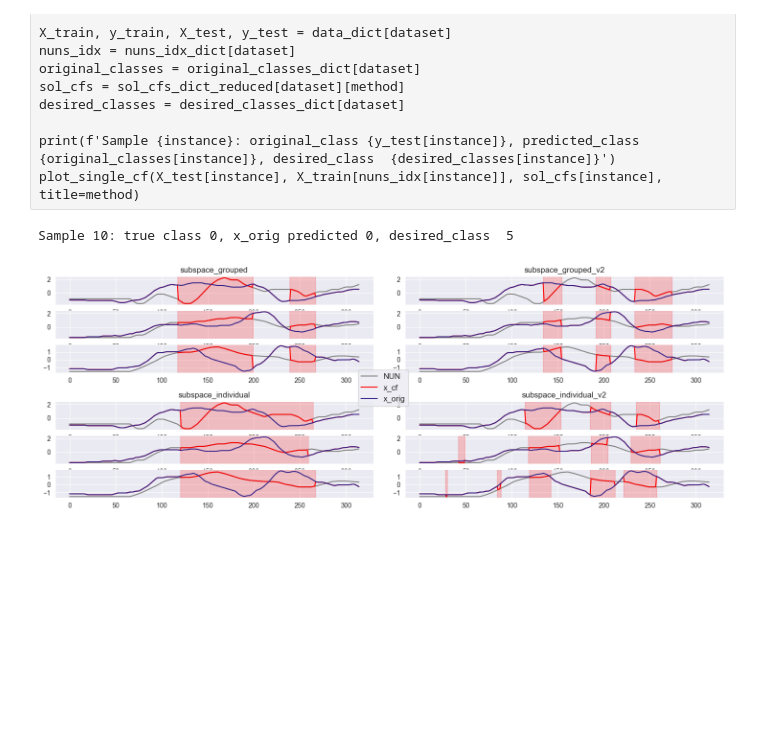
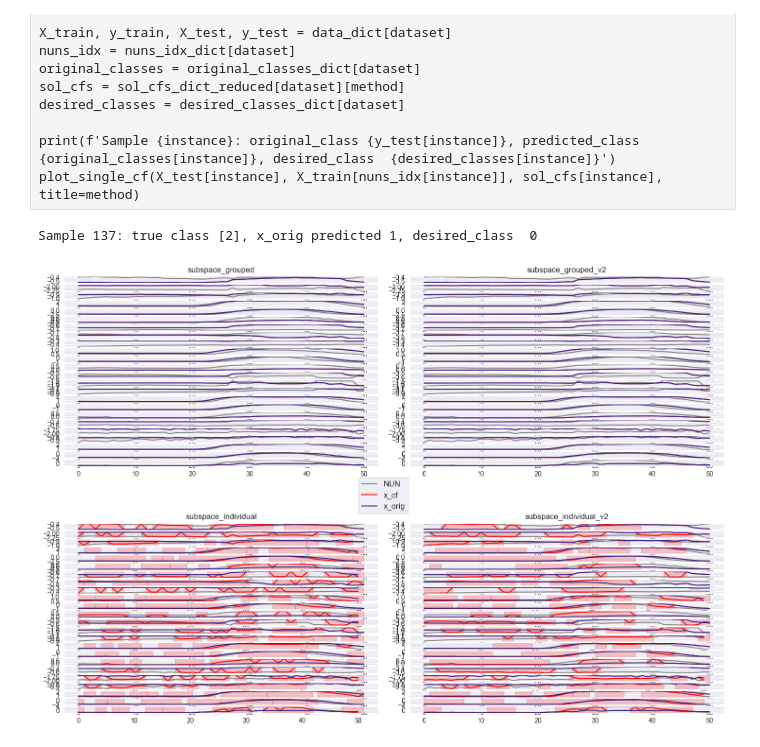
Before and after one commit to MarioRefoyo/Multi-SpaCE, a Jupyter notebook: experiments/evaluation/result_tables_and_visualizations.ipynb, the cells around one changed output. Cells and saved outputs as stored; diff of their text form; code cells hidden in the pictures; blank space fills up the shorter version.

```diff
--- a/experiments/evaluation/result_tables_and_visualizations.ipynb
+++ b/experiments/evaluation/result_tables_and_visualizations.ipynb
@@ -23,7 +23,7 @@ print(tf.__version__)
 2.13.0
 # %%
 # datasets = ['CBF', 'chinatown', 'coffee', 'gunpoint', 'ECG200']
-datasets = ['UWaveGestureLibrary']
+datasets = ["NATOPS", "BasicMotions", 'UWaveGestureLibrary']
 # %% [markdown]
 # Load data and models. Calculate NUNs
 # %%
@@ -383,7 +423,7 @@ def plot_comp_cfs(x_orig, nun_example, x_cfs_dict):
     n_channels = x_orig.shape[1]
 
     # Define outer grid
-    fig = plt.figure(figsize=(18, 6))
+    fig = plt.figure(figsize=(18, 12))
     grid_columns = 2
     grid_rows = math.ceil(len(x_cfs) / grid_columns)
     outer_grid = gridspec.GridSpec(grid_rows, grid_columns, wspace=0.1, hspace=0.3)
@@ -434,22 +474,22 @@ def plot_comp_cfs(x_orig, nun_example, x_cfs_dict):
     )
     plt.show()
 # %%
-dataset = "UWaveGestureLibrary"
+dataset = "NATOPS"
 methods = ["subspace_grouped", "subspace_grouped_v2", "subspace_individual", "subspace_individual_v2"]
-instance = 10
+instance = 137
 
 X_train, y_train, X_test, y_test = data_dict[dataset]
 nuns_idx = nuns_idx_dict[dataset]
 original_classes = original_classes_dict[dataset]
 desired_classes = desired_classes_dict[dataset]
 sol_cfs_methods = sol_cfs_dict[dataset]
 sol_cfs_methods = {method: sol_cfs[instance]['cf'] for method, sol_cfs in sol_cfs_methods.items() if method in methods}
 
 print(f'Sample {instance}: true class {y_test[instance]}, x_orig predicted {original_classes[instance]}, desired_class  {desired_classes[instance]}')
 plot_comp_cfs(X_test[instance], X_train[nuns_idx[instance]], sol_cfs_methods)
 # %% [output]
-Sample 10: true class 0, x_orig predicted 0, desired_class  5
+Sample 137: true class [2], x_orig predicted 1, desired_class  0
-[figure, old version]
+[figure, new version]
 # %%
 # Create plot with examples of each method in each dataset
 # %%
```
Also changed, not shown: parts of 4 cells of this notebook, 35 other files.
